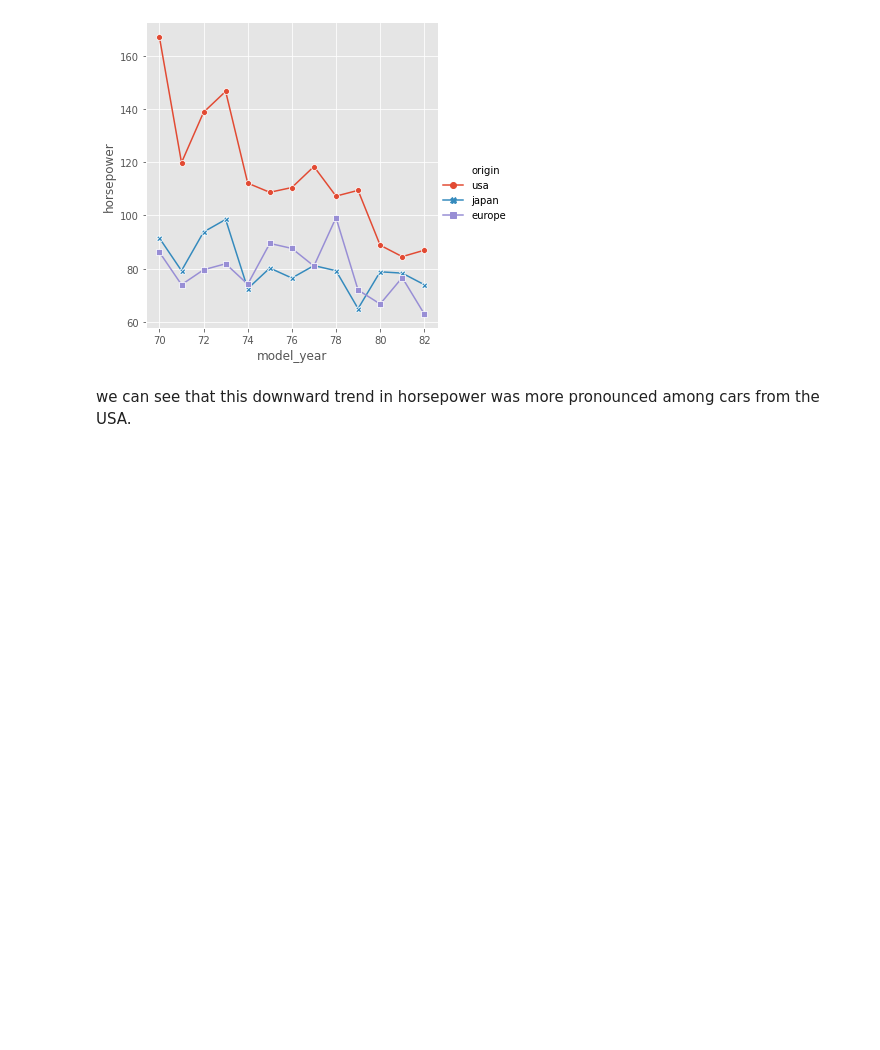
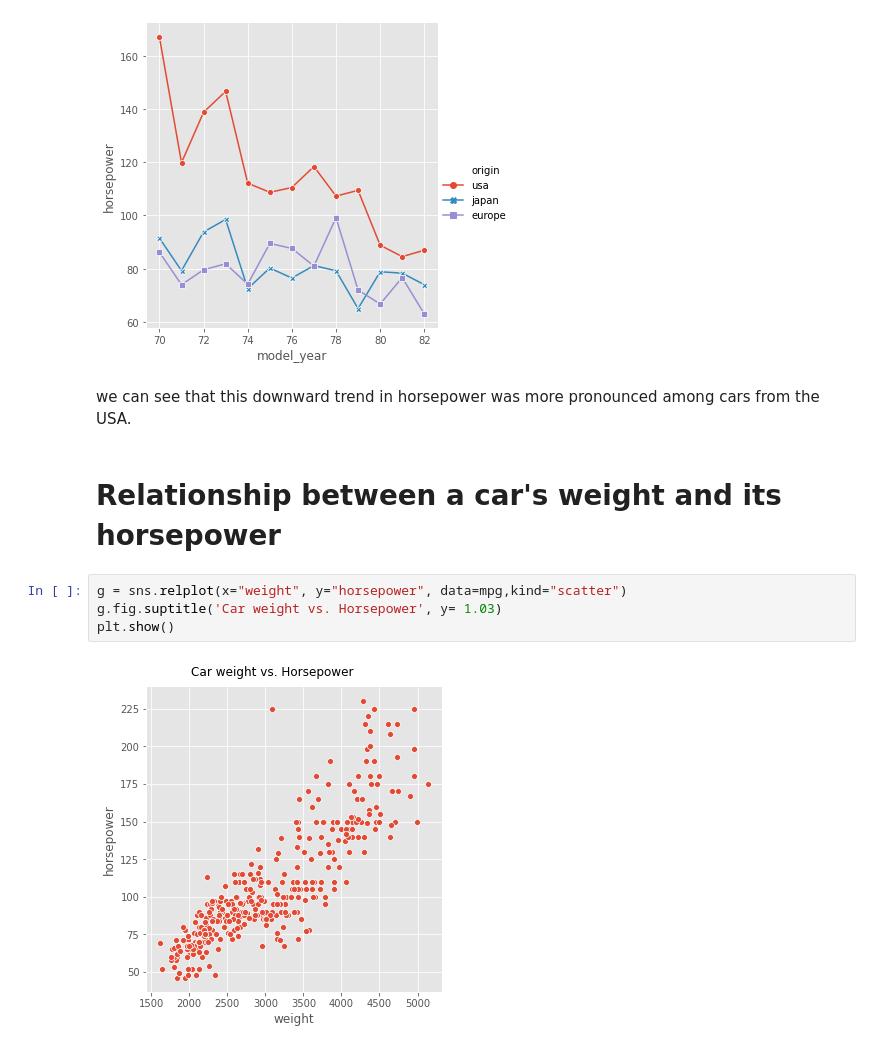
Before and after one commit to VictorOmondi1997/visualizing-mpg, a Jupyter notebook: visualizing_mpg.ipynb, the cells around one changed output. Drawn from its saved outputs; the diff is of its cells as text; blank space fills up the shorter version.

```diff
--- a/visualizing_mpg.ipynb
+++ b/visualizing_mpg.ipynb
@@ -67,3 +67,11 @@ plt.show()
 [figure]
 # %% [markdown]
  we can see that this downward trend in horsepower was more pronounced among cars from the USA.
+# %% [markdown]
+# Relationship between a car's weight and its horsepower
+# %%
+g = sns.relplot(x="weight", y="horsepower", data=mpg,kind="scatter")
+g.fig.suptitle('Car weight vs. Horsepower', y= 1.03)
+plt.show()
+# %% [output]
+[figure, added]
```
Also changed, not shown: parts of 5 cells of this notebook.
